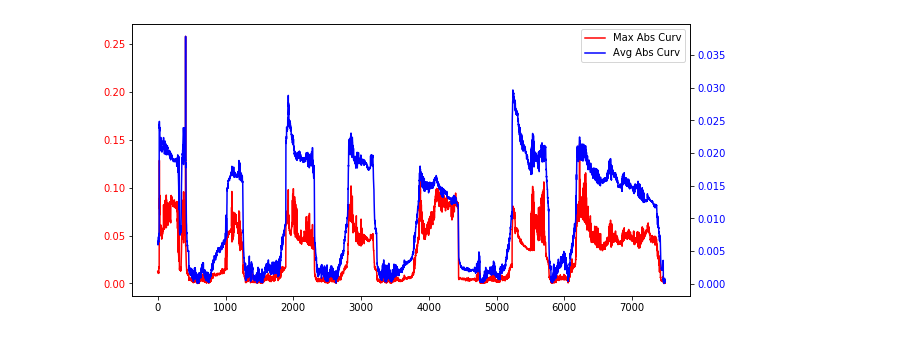
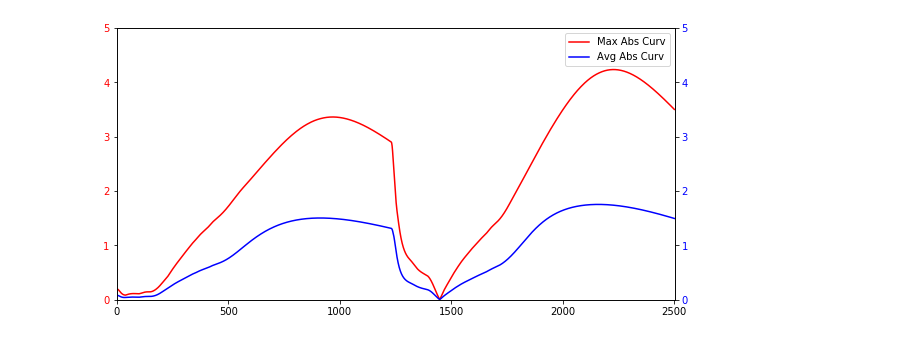
Before and after one commit to hengjiwang/hydracv, a Jupyter notebook: hydracv/midline/spline_postprocess.ipynb, the cells around one changed output. Drawn from its saved outputs; the diff is of its cells as text; code cells hidden in the pictures.

```diff
--- a/hydracv/midline/spline_postprocess.ipynb
+++ b/hydracv/midline/spline_postprocess.ipynb
@@ -12,19 +10,39 @@ FILENAME = 'Control-EGCaMP_exp1_a1_30x10fps'
-# %%
-maxcurvs, meancurvs = fit("./results/" + FILENAME + "/midpoints/midpoints_bisection_corrected.csv", display=False)
 # %%
-fig = plt.figure(figsize=(10,5))
-ax1 = fig.add_subplot(111)
-ln1 = ax1.plot(maxcurvs, 'r', label='Max Abs Curv')
-ax1.tick_params(axis='y', labelcolor='r')
-ax2 = ax1.twinx()
-ln2 = ax2.plot(meancurvs, 'b', label='Avg Abs Curv')
-ax2.tick_params(axis='y', labelcolor='b')
+def calc_curvature(filename, xmin=0, xmax=-1, ymin=0, ymax=0.1):
+    maxcurvs, meancurvs = fit("../data/midpoints/midpoints_"+filename+".csv", display=False)
 
-lns = ln1 + ln2
-labs = [l.get_label() for l in lns]
-ax1.legend(lns, labs)
+    fig = plt.figure(figsize=(10,5))
+    ax1 = fig.add_subplot(111)
+#     maxcurvs = [x if x < 0.1 else None for x in maxcurvs]
+#     meancurvs = [x if x < 0.1 else None for x in meancurvs]
+    ln1 = ax1.plot(maxcurvs, 'r', label='Max Abs Curv')
+    ax1.tick_params(axis='y', labelcolor='r')
+    ax2 = ax1.twinx()
+    ln2 = ax2.plot(meancurvs, 'b', label='Avg Abs Curv')
+    ax2.tick_params(axis='y', labelcolor='b')
 
-plt.savefig('./results/' + FILENAME + '/splines/curvatures.jpg')
-plt.show()
+    lns = ln1 + ln2
+    labs = [l.get_label() for l in lns]
+    ax1.legend(lns, labs)
+
+    ax1.set_xlim(xmin, xmax if xmax != -1 else len(maxcurvs))
+    ax2.set_xlim(xmin, xmax if xmax != -1 else len(maxcurvs))
+    ax1.set_ylim(ymin, ymax)
+    ax2.set_ylim(ymin, ymax)
+
+    # plt.plot(0.0001*length)
+
+    plt.show()
+
+    # Save the curvatures
+    FILE = "../data/curvatures/maxcurv_" + filename + ".csv"
+    df = pd.DataFrame(maxcurvs)
+    df.to_csv(FILE, index=False)
+
+    FILE = "../data/curvatures/meancurv_" + filename + ".csv"
+    df = pd.DataFrame(meancurvs)
+    df.to_csv(FILE, index=False)
-# %% [output]
-[figure, removed]
+# %%
+calc_curvature('658838_c4n3', xmin=0, xmax=-1, ymin=0, ymax=5)
+# %% [output]
+[figure, added]
```
Also changed, not shown: parts of 6 cells of this notebook, 14 other files.
